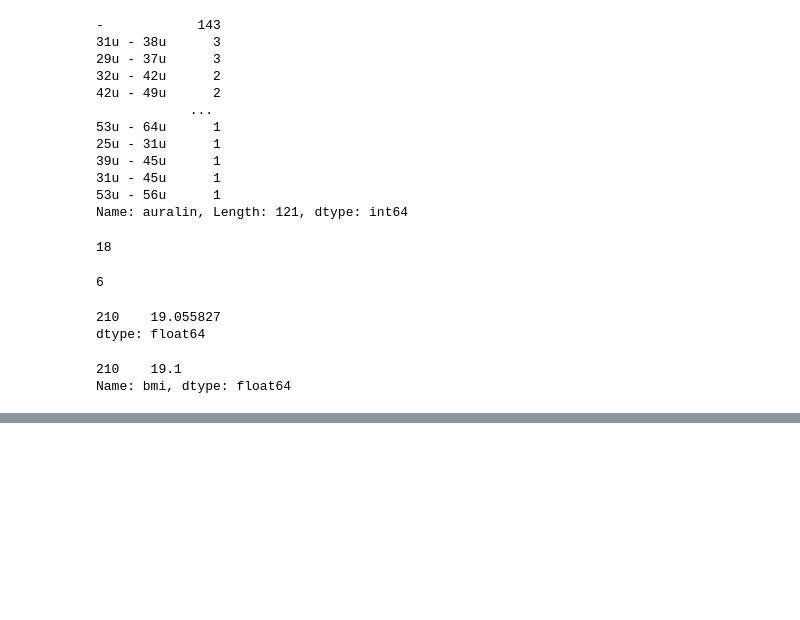
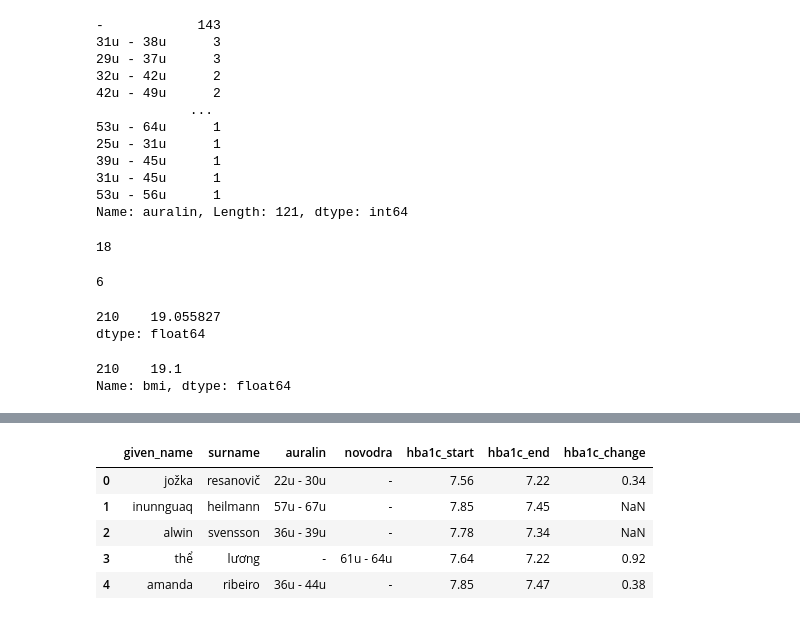
Before and after one commit to jacyee/insulin-drug-analysis, a Jupyter notebook: insulin_drug.ipynb, the cells around one changed output, grey strips where cells are left out. Drawn from its saved outputs; the diff is of its cells as text; code cells hidden in the pictures; blank space fills up the shorter version.

```diff
--- a/insulin_drug.ipynb
+++ b/insulin_drug.ipynb
@@ -287,0 +388,13 @@ Name: bmi, dtype: float64
+# %%
+# issue: missing data
+# Define: Treatments table Missing records (280 instead of 350)
+# concatenate treatments_cut with the original treatments DataFrame
+treatments_cut = pd.read_csv('treatments_cut.csv')
+treatments_cut.head()
+# %% [output]
+|  | given_name | surname | auralin | novodra | hba1c_start | hba1c_end | hba1c_change |
+| 0 | jožka | resanovič | 22u - 30u | - | 7.56 | 7.22 | 0.34 |
+| 1 | inunnguaq | heilmann | 57u - 67u | - | 7.85 | 7.45 | NaN |
+| 2 | alwin | svensson | 36u - 39u | - | 7.78 | 7.34 | NaN |
+| 3 | thể | lương | - | 61u - 64u | 7.64 | 7.22 | 0.92 |
+| 4 | amanda | ribeiro | 36u - 44u | - | 7.85 | 7.47 | 0.38 |
```
Also changed, not shown: parts of 16 cells of this notebook.
